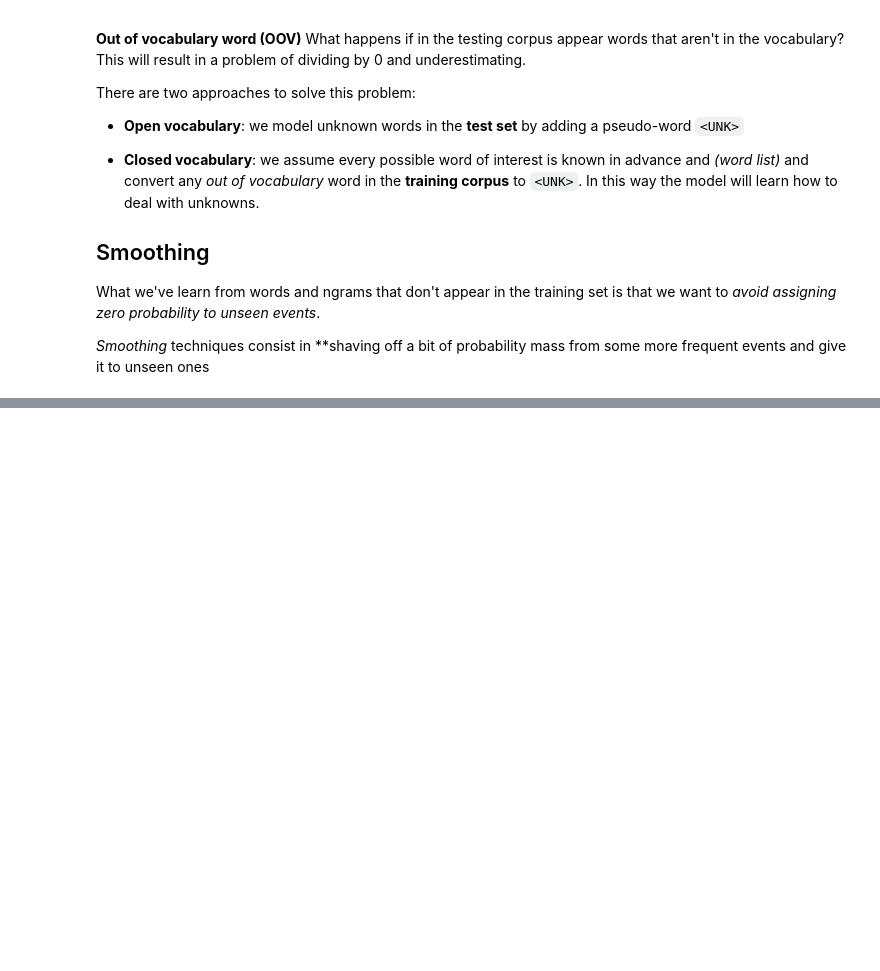
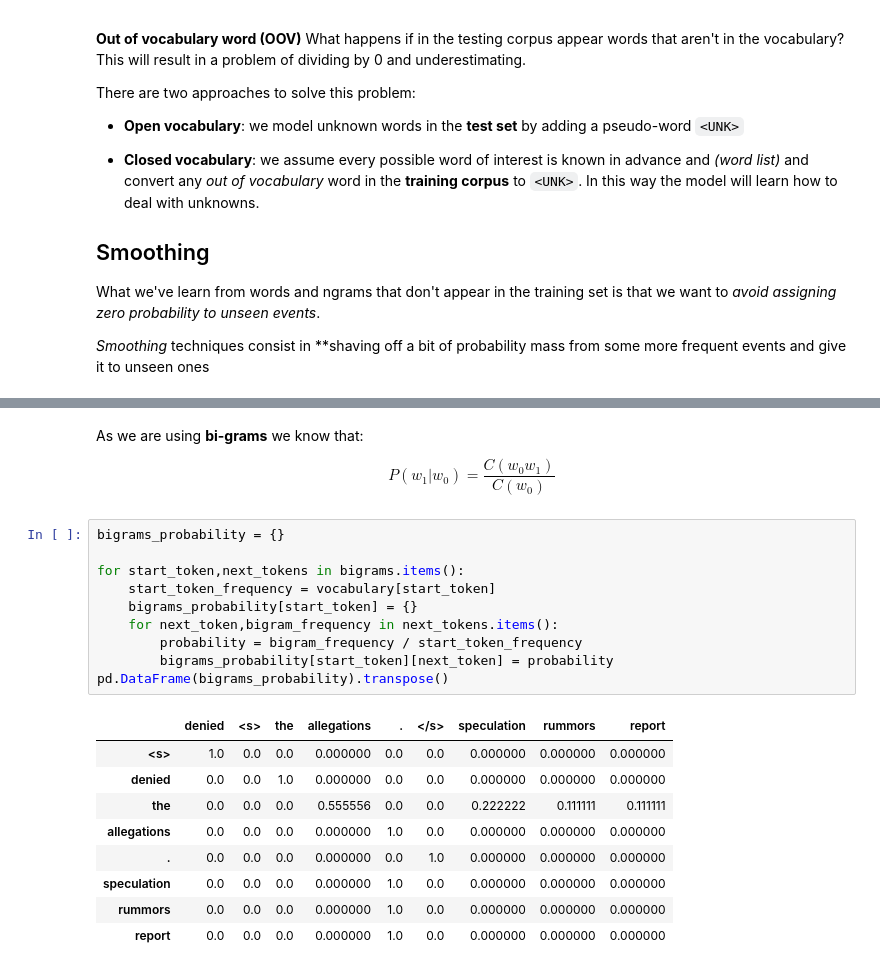
Before and after one commit to MartimVideira/nlp, a Jupyter notebook: my_preprocessing.ipynb, the cells around one changed output, grey strips where cells are left out. Drawn from its saved outputs; the diff is of its cells as text; blank space fills up the shorter version.

```diff
--- a/my_preprocessing.ipynb
+++ b/my_preprocessing.ipynb
@@ -734,0 +770,24 @@ What we've learn from words and ngrams that don't appear in the training set is
+# %% [markdown]
+As we are using **bi-grams** we know that:
+
+$$P(w_1|w_0) = \frac{C(w_0w_1)}{C(w_0)}$$
+# %%
+bigrams_probability = {}
+
+for start_token,next_tokens in bigrams.items():
+    start_token_frequency = vocabulary[start_token]
+    bigrams_probability[start_token] = {}
+    for next_token,bigram_frequency in next_tokens.items():
+        probability = bigram_frequency / start_token_frequency
+        bigrams_probability[start_token][next_token] = probability
+pd.DataFrame(bigrams_probability).transpose()
+# %% [output]
+|  | denied | <s> | the | allegations | . | </s> | speculation | rummors | report |
+| <s> | 1.0 | 0.0 | 0.0 | 0.000000 | 0.0 | 0.0 | 0.000000 | 0.000000 | 0.000000 |
+| denied | 0.0 | 0.0 | 1.0 | 0.000000 | 0.0 | 0.0 | 0.000000 | 0.000000 | 0.000000 |
+| the | 0.0 | 0.0 | 0.0 | 0.555556 | 0.0 | 0.0 | 0.222222 | 0.111111 | 0.111111 |
+| allegations | 0.0 | 0.0 | 0.0 | 0.000000 | 1.0 | 0.0 | 0.000000 | 0.000000 | 0.000000 |
+| . | 0.0 | 0.0 | 0.0 | 0.000000 | 0.0 | 1.0 | 0.000000 | 0.000000 | 0.000000 |
+| speculation | 0.0 | 0.0 | 0.0 | 0.000000 | 1.0 | 0.0 | 0.000000 | 0.000000 | 0.000000 |
+| rummors | 0.0 | 0.0 | 0.0 | 0.000000 | 1.0 | 0.0 | 0.000000 | 0.000000 | 0.000000 |
+| report | 0.0 | 0.0 | 0.0 | 0.000000 | 1.0 | 0.0 | 0.000000 | 0.000000 | 0.000000 |
```
Also changed, not shown: parts of 7 cells of this notebook.
